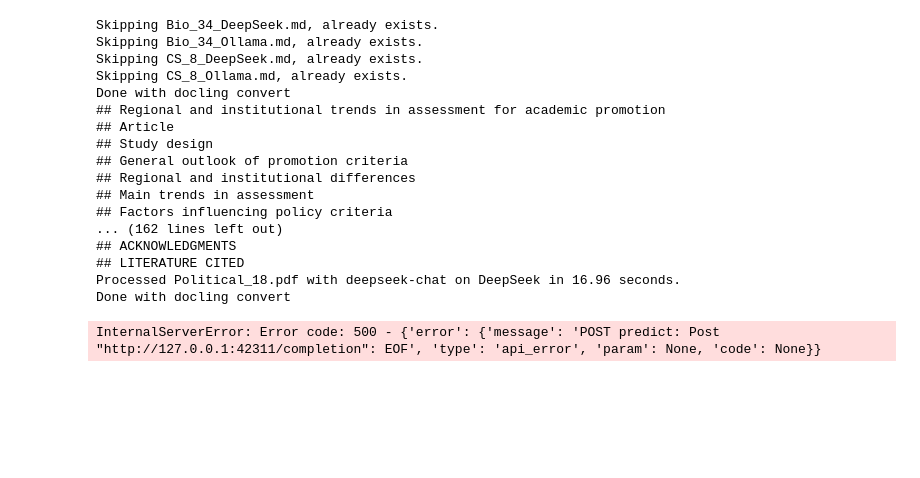
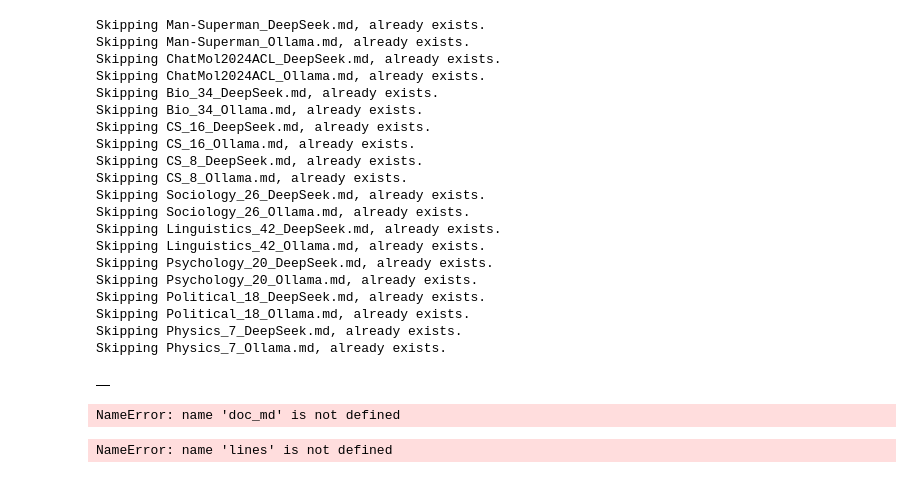
Before and after one commit to auston314/advanced_rag, a Jupyter notebook: ollama_doc_parser.ipynb, the cells around one changed output. Saved outputs shown, nothing was run; the diff lists cells and outputs as text; code cells hidden in the pictures; blank space fills up the shorter version.

```diff
--- a/ollama_doc_parser.ipynb
+++ b/ollama_doc_parser.ipynb
@@ -203,10 +215,11 @@ def pdf_to_markdown(pdf_source, method='docling', reflection_provider="Ollama",
         model = 'gpt-4o'
         raw_md, token_usage = llm_pdf_parser(pdf_source, client, model)
     # Self-reflection for markdown heading corrections
+    doc_md = raw_md
     reflection_client = get_llm_client(reflection_provider)
-    new_headings = get_correct_headings(raw_md,reflection_client,reflection_model)
-    print(new_headings)
-    doc_md = replace_headings(raw_md, new_headings)
+    # new_headings = get_correct_headings(raw_md,reflection_client,reflection_model)
+    # print(new_headings)
+    # doc_md = replace_headings(raw_md, new_headings)
     return doc_md
 # %%
 # pdf_file = "2024.langmol-1.7.pdf"
@@ -246,7 +259,8 @@ pdf_files = [f for f in os.listdir(papers_folder) if f.endswith(".pdf")]
 models = [
     # {"platform": "OpenAI", "model": "gpt-4o"},
     {"platform": "DeepSeek", "model": "deepseek-chat"},
-    {"platform": "Ollama", "model": "llama33-16k:latest"}
+    #{"platform": "Ollama", "model": "llama33-32k:latest"},
+    {"platform": "Ollama", "model": "qwen2.5:32b-32k"}
 ]
 
 for pdf_file in pdf_files:
@@ -261,44 +275,62 @@ for pdf_file in pdf_files:
             print(f"Skipping {output_filename}, already exists.")
             continue
 
         time1 = time.time()
         doc_md = pdf_to_markdown(pdf_path, 'docling', model['platform'], model['model'])
         elapsed_time = time.time() - time1
 
         with open(output_path, 'w', encoding='utf-8') as f:
             f.write(doc_md)
 
         timing_results.append({
             "PDF File": pdf_file,
             "Platform": model['platform'],
             "Model": model['model'],
             "Time (s)": elapsed_time
         })
 
         print(f"Processed {pdf_file} with {model['model']} on {model['platform']} in {elapsed_time:.2f} seconds.")
 
 timing_df = pd.DataFrame(timing_results)
 
 timing_csv_path = os.path.join(output_folder, "timing_results.csv")
 timing_df.to_csv(timing_csv_path, index=False)
 
 timing_df
 # %% [output]
+Skipping Man-Superman_DeepSeek.md, already exists.
+Skipping Man-Superman_Ollama.md, already exists.
+Skipping ChatMol2024ACL_DeepSeek.md, already exists.
+Skipping ChatMol2024ACL_Ollama.md, already exists.
 Skipping Bio_34_DeepSeek.md, already exists.
 Skipping Bio_34_Ollama.md, already exists.
+Skipping CS_16_DeepSeek.md, already exists.
+Skipping CS_16_Ollama.md, already exists.
 Skipping CS_8_DeepSeek.md, already exists.
 Skipping CS_8_Ollama.md, already exists.
-Done with docling convert
-## Regional and institutional trends in assessment for academic promotion
-## Article
-## Study design
-## General outlook of promotion criteria
-## Regional and institutional differences
-## Main trends in assessment
-## Factors influencing policy criteria
-... (162 lines left out)
-## ACKNOWLEDGMENTS
-## LITERATURE CITED
-Processed Political_18.pdf with deepseek-chat on DeepSeek in 16.96 seconds.
-Done with docling convert
+Skipping Sociology_26_DeepSeek.md, already exists.
+Skipping Sociology_26_Ollama.md, already exists.
+Skipping Linguistics_42_DeepSeek.md, already exists.
+Skipping Linguistics_42_Ollama.md, already exists.
+Skipping Psychology_20_DeepSeek.md, already exists.
+Skipping Psychology_20_Ollama.md, already exists.
+Skipping Political_18_DeepSeek.md, already exists.
+Skipping Political_18_Ollama.md, already exists.
+Skipping Physics_7_DeepSeek.md, already exists.
+Skipping Physics_7_Ollama.md, already exists.
-InternalServerError: Error code: 500 - {'error': {'message': 'POST predict: Post "http://127.0.0.1:42311/completion": EOF', 'type': 'api_error', 'param': None, 'code': None}}
+|  |
+# %%
+lines = doc_md.split("\n")
+old_headings = ""
+print(len(lines))
+for line in lines:
+    if (line.find("##") == 0):
+        old_headings += line+"\n";
+print(old_headings)
+# %% [output]
+NameError: name 'doc_md' is not defined
+# %%
+print(lines[14])
+line.find
+# %% [output]
+NameError: name 'lines' is not defined
```
Also changed, not shown: parts of 10 cells of this notebook, 7 other files.
